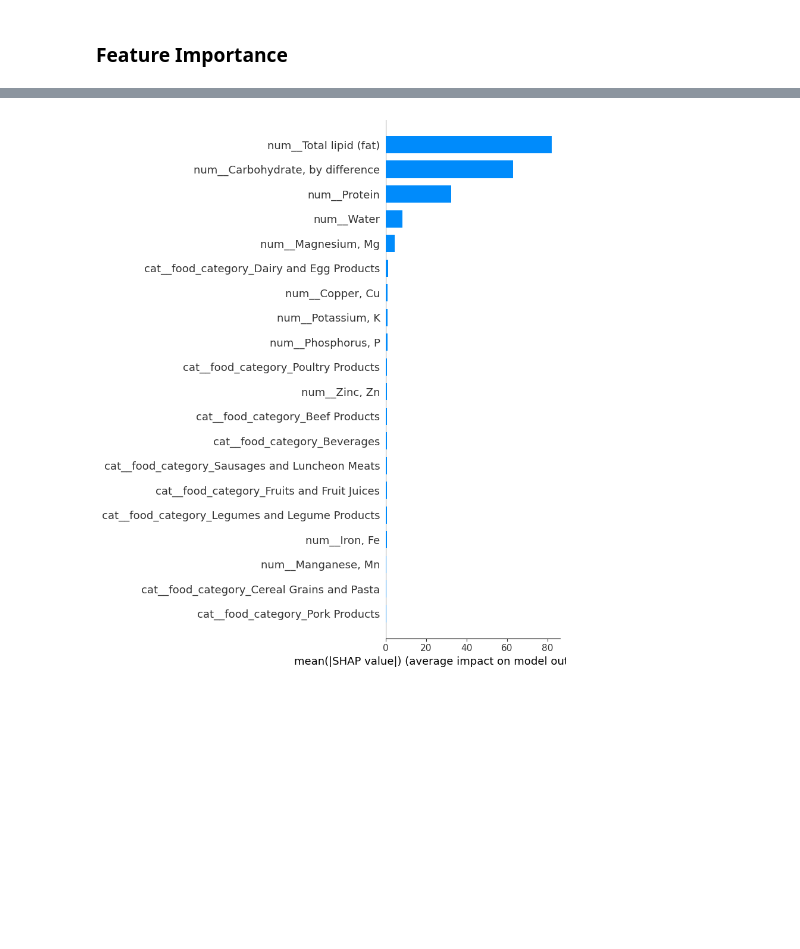
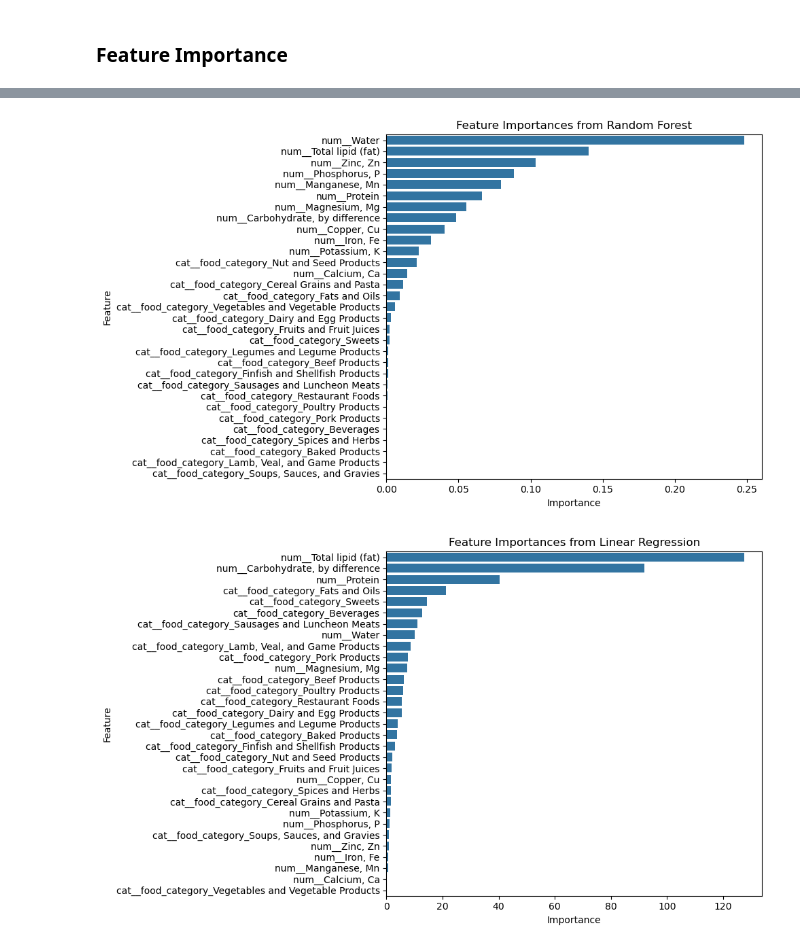
Before and after one commit to viniciusagsa/dsnd-project-01, a Jupyter notebook: data_analysis.ipynb, the cells around one changed output, grey strips where cells are left out. Saved outputs shown, nothing was run; the diff lists cells and outputs as text; code cells hidden in the pictures; blank space fills up the shorter version.

Commit message:
Implement feature importance functions, model analysis and fill Introduction, conclusion

```diff
--- a/data_analysis.ipynb
+++ b/data_analysis.ipynb
@@ -567,13 +588,32 @@ The model may have reached its optimal performance given the features and data q
 # %% [markdown]
 ### Feature Importance
 # %%
-import shap
+def plot_feature_importance(model, feature_names, model_name='Model'):
+    """
+    Plots feature importance for tree-based models or feature coefficients for linear models.
+    """
+    # Try to get feature importances
+    try:
+        # For tree-based models
+        importances = model.named_steps['regressor'].feature_importances_
+    except AttributeError:
+        # For linear models
+        importances = model.named_steps['regressor'].coef_
 
-# Preprocess the training data
-X_train_processed = preprocessor.transform(X_train)
-feature_names = preprocessor.get_feature_names_out()
+    # Take absolute values for linear models (importance magnitude)
+    importances = np.abs(importances)
 
-# Get feature importances using SHAP for random forest
-explainer = shap.TreeExplainer(best_rf_model.named_steps['regressor'])
-shap_values = explainer.shap_values(X_train_processed)
-shap.summary_plot(shap_values, X_train_processed, feature_names=feature_names, plot_type='bar')
+    # Create a DataFrame
+    feature_importance_df = pd.DataFrame({
+        'Feature': feature_names,
+        'Importance': importances
+    }).sort_values(by='Importance', ascending=False)
+
+    # Plotting
+    plt.figure(figsize=(10, 6))
+    sns.barplot(x='Importance', y='Feature', data=feature_importance_df)
+    plt.title(f'Feature Importances from {model_name}')
+    plt.xlabel('Importance')
+    plt.ylabel('Feature')
+    plt.tight_layout()
+    plt.show()
@@ -582,9 +620,11 @@ shap.summary_plot(shap_values, X_train_processed, feature_names=feature_names, p
-# %%
-# Get feature importances using SHAP for linear regression
-masker = shap.maskers.Independent(X_train_processed)
-explainer = shap.LinearExplainer(pipeline_lr.named_steps['regressor'], masker=masker)
-shap_values = explainer.shap_values(X_train_processed)
-shap.summary_plot(shap_values, X_train_processed, feature_names=feature_names, plot_type='bar')
-# %% [output]
-[figure, removed]
+# %%
+# Plot feature importances
+plot_feature_importance(best_rf_model, preprocessor.get_feature_names_out(), 'Random Forest')
+# %% [output]
+[figure, added]
+# %%
+# Plot feature importances
+plot_feature_importance(pipeline_lr, preprocessor.get_feature_names_out(), 'Linear Regression')
+# %% [output]
+[figure, added]
 # %% [markdown]
```
Also changed, not shown: parts of 32 cells of this notebook.
